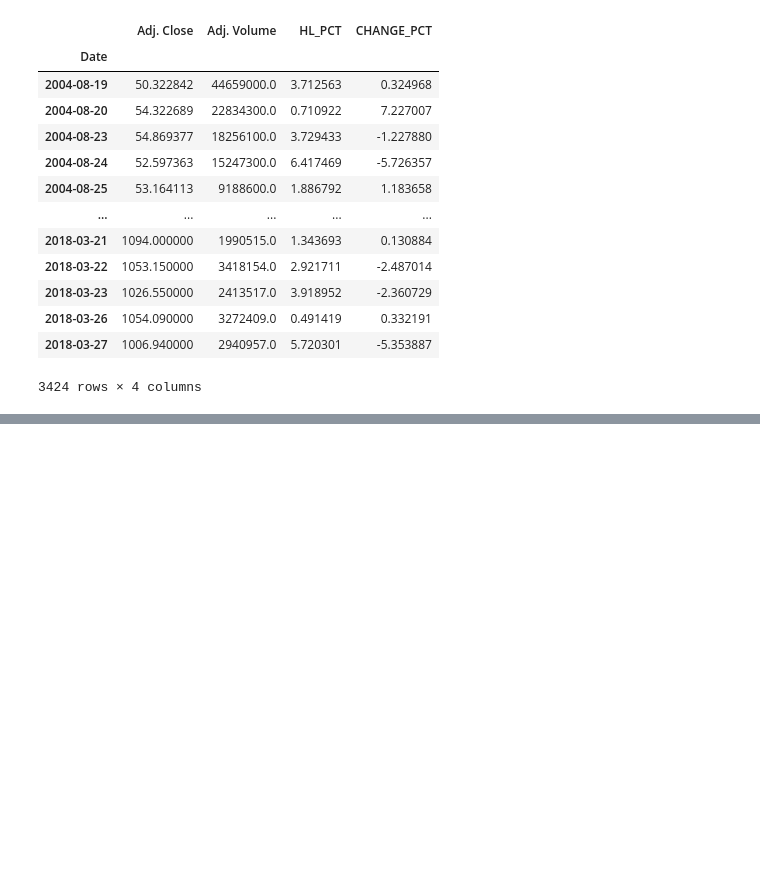
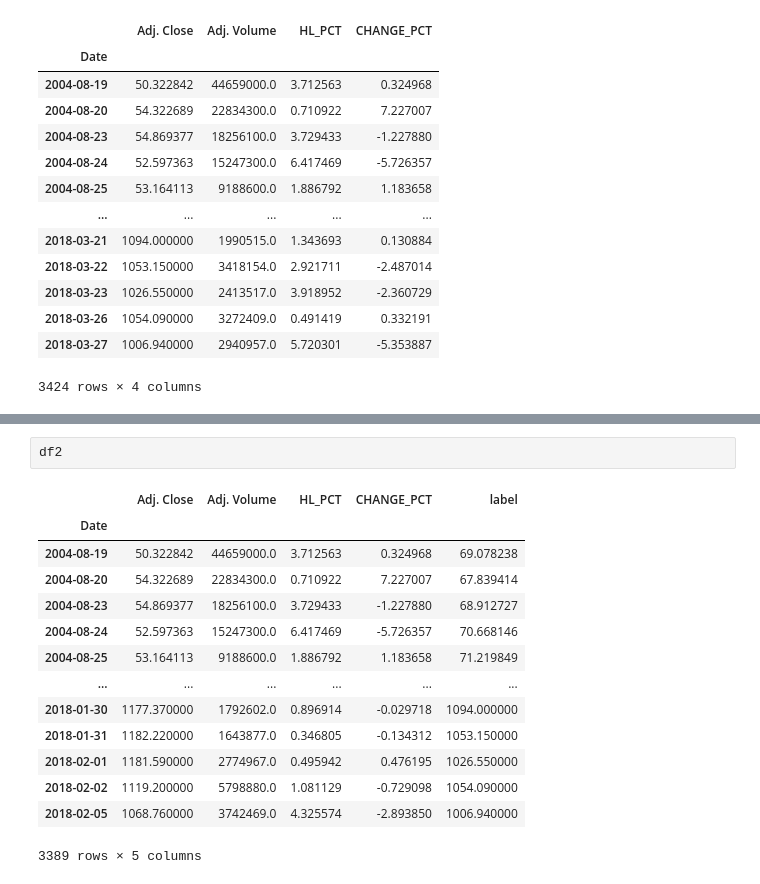
Before and after one commit to JafarzadeAysel/machine_learning, a Jupyter notebook: Regression.ipynb, the cells around one changed output, grey strips where cells are left out. Saved outputs shown, nothing was run; the diff lists cells and outputs as text; blank space fills up the shorter version.

```diff
--- a/Regression.ipynb
+++ b/Regression.ipynb
@@ -123,0 +126,17 @@ lazy_imports()
+# %%
+df2
+# %% [output]
+|  | Adj. Close | Adj. Volume | HL_PCT | CHANGE_PCT | label |
+| Date |  |  |  |  |  |
+| 2004-08-19 | 50.322842 | 44659000.0 | 3.712563 | 0.324968 | 69.078238 |
+| 2004-08-20 | 54.322689 | 22834300.0 | 0.710922 | 7.227007 | 67.839414 |
+| 2004-08-23 | 54.869377 | 18256100.0 | 3.729433 | -1.227880 | 68.912727 |
+| 2004-08-24 | 52.597363 | 15247300.0 | 6.417469 | -5.726357 | 70.668146 |
+| 2004-08-25 | 53.164113 | 9188600.0 | 1.886792 | 1.183658 | 71.219849 |
+| ... | ... | ... | ... | ... | ... |
+| 2018-01-30 | 1177.370000 | 1792602.0 | 0.896914 | -0.029718 | 1094.000000 |
+| 2018-01-31 | 1182.220000 | 1643877.0 | 0.346805 | -0.134312 | 1053.150000 |
+| 2018-02-01 | 1181.590000 | 2774967.0 | 0.495942 | 0.476195 | 1026.550000 |
+| 2018-02-02 | 1119.200000 | 5798880.0 | 1.081129 | -0.729098 | 1054.090000 |
+| 2018-02-05 | 1068.760000 | 3742469.0 | 4.325574 | -2.893850 | 1006.940000 |
+3389 rows × 5 columns
```
Also changed, not shown: parts of 14 cells of this notebook, 1 other file.
